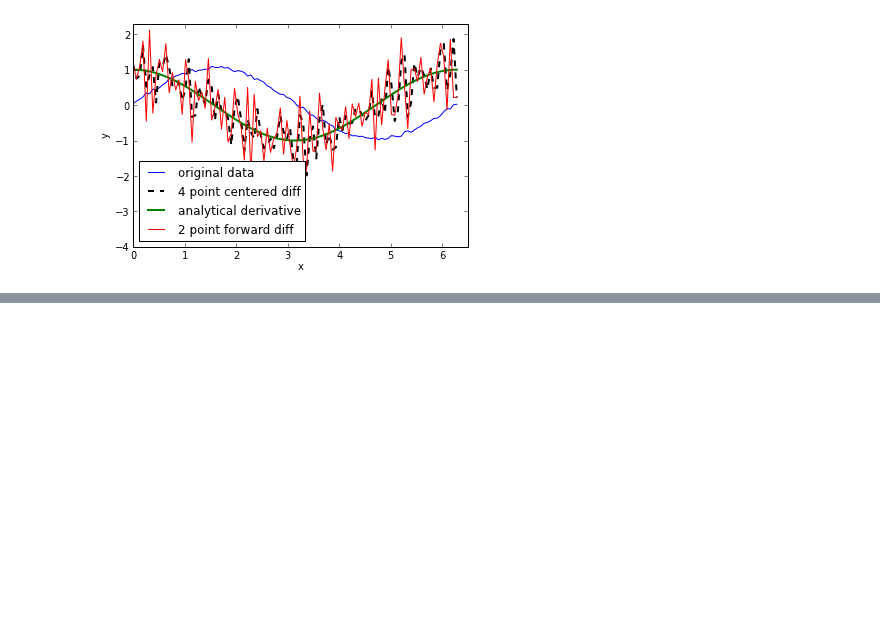
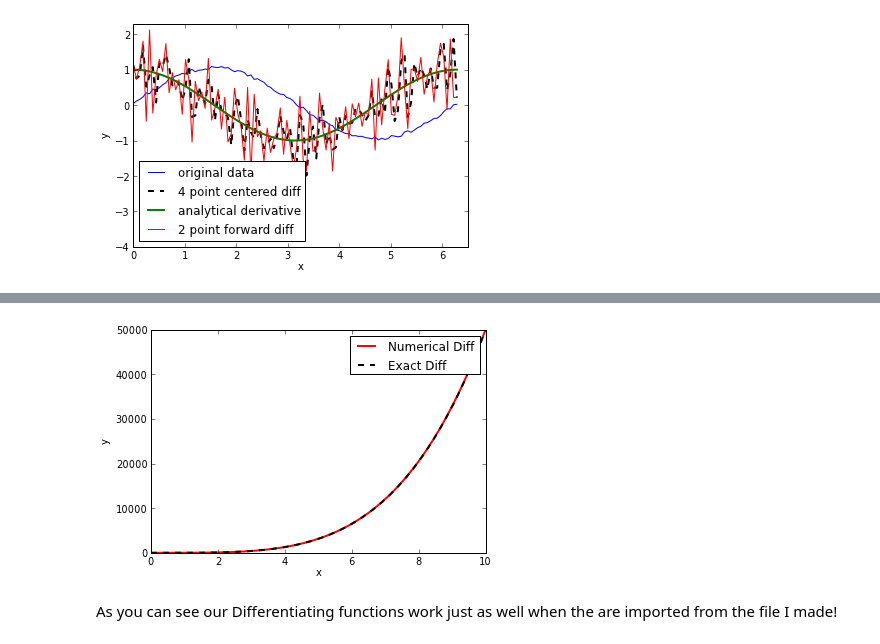
Before and after one commit to ipowellPHYS202/PHYS202-S13, a Jupyter notebook: Week4/InterpAndDiffEx3.ipynb, the cells around one changed output, grey strips where cells are left out. Drawn from its saved outputs; the diff is of its cells as text; code cells hidden in the pictures; blank space fills up the shorter version.

```diff
--- a/Week4/InterpAndDiffEx3.ipynb
+++ b/Week4/InterpAndDiffEx3.ipynb
@@ -167,0 +184,11 @@ show()
+# %%
+plot(x,finiteDifference(x,y), 'r-', linewidth=2, label = 'Numerical Diff')
+plot(x,5*x**4, 'k--', linewidth=2, label= 'Exact Diff')
+xlabel('x')
+ylabel('y')
+legend()
+show()
+# %% [output]
+[figure, added]
+# %% [markdown]
+As you can see our Differentiating functions work just as well when the are imported from the file I made!
```
Also changed, not shown: parts of 4 cells of this notebook, 3 other files.
